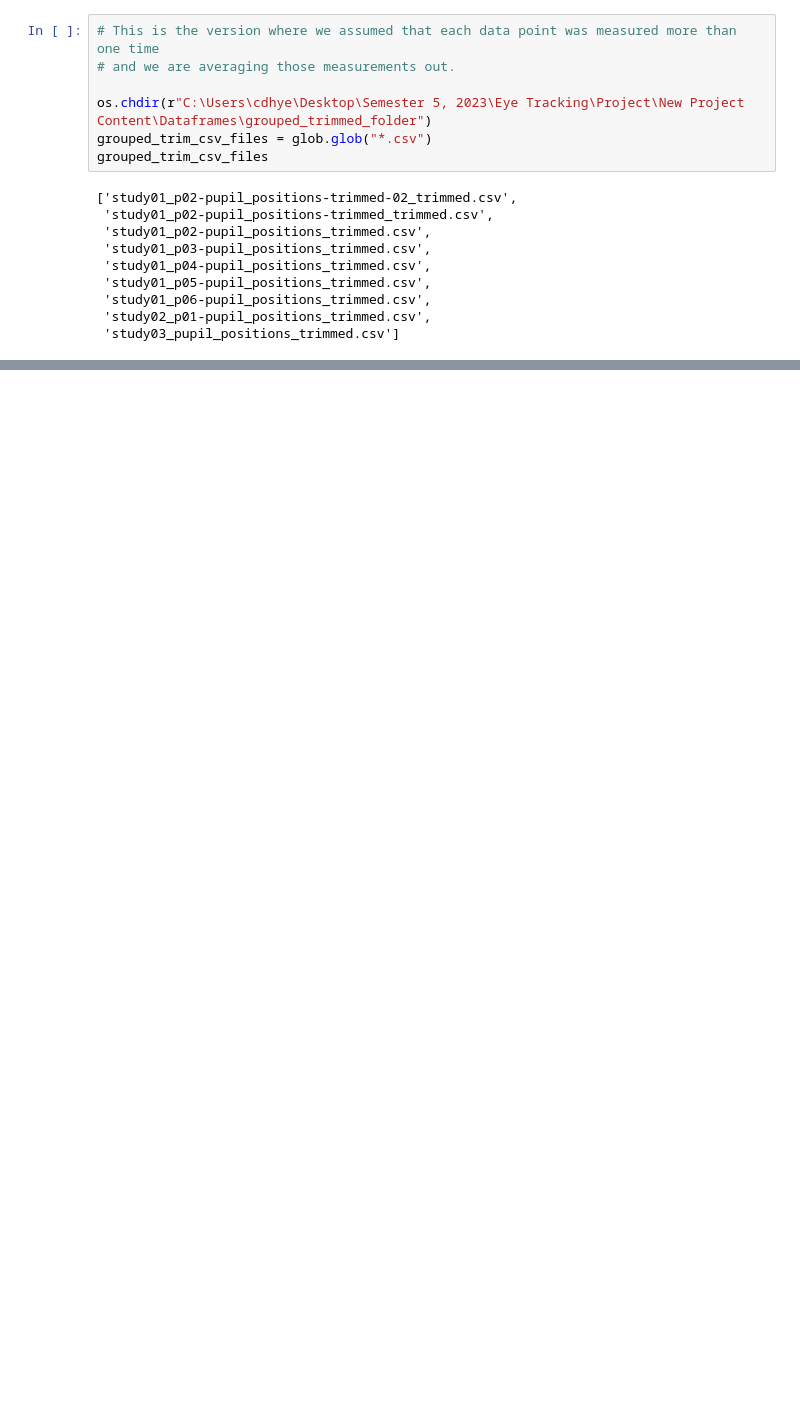
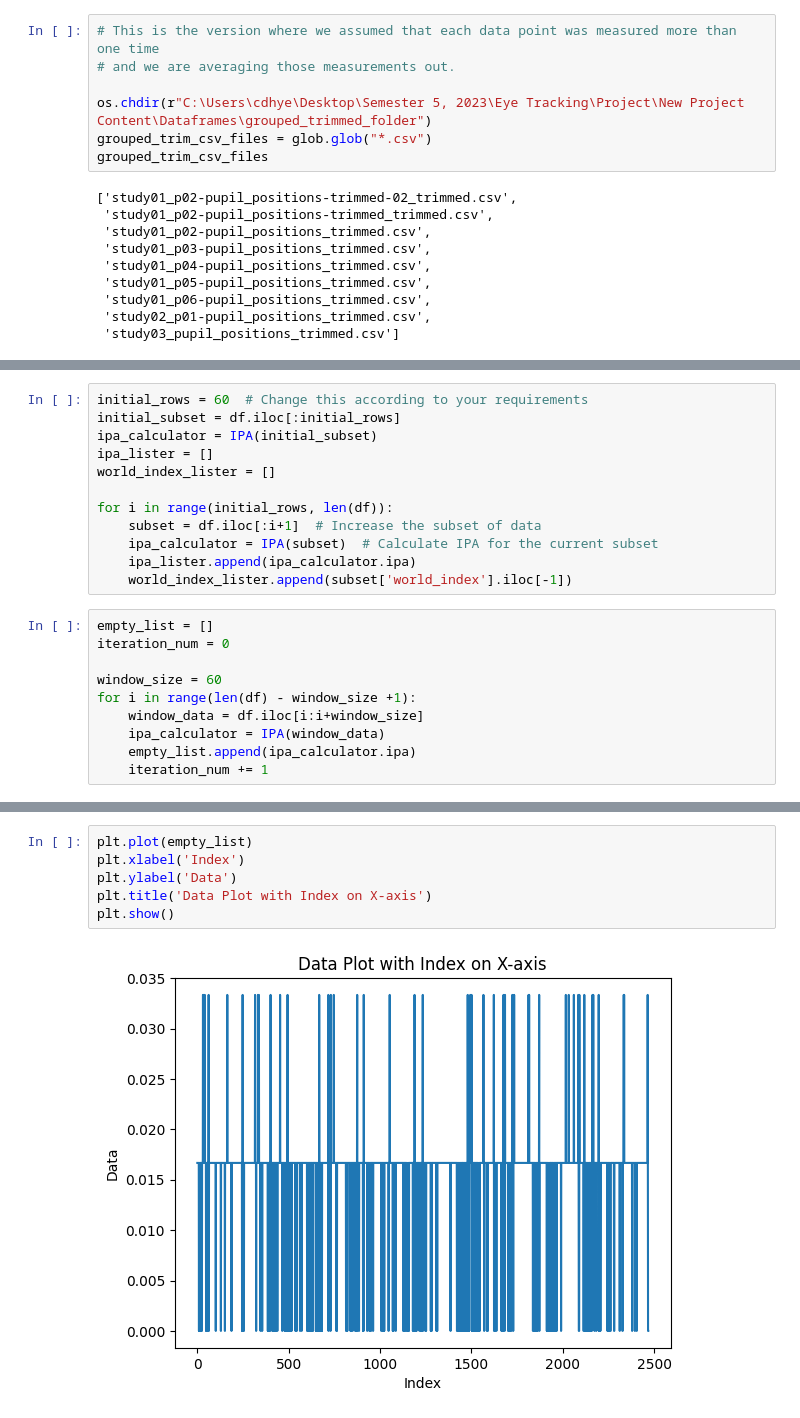
Before and after one commit to Jihaiku/Pupillometric-measures-of-cognitive-load, a Jupyter notebook: Maintained Code/PyPil.ipynb, the cells around one changed output, grey strips where cells are left out. Saved outputs shown, nothing was run; the diff lists cells and outputs as text; blank space fills up the shorter version.

```diff
--- a/Maintained Code/PyPil.ipynb
+++ b/Maintained Code/PyPil.ipynb
@@ -704,0 +833,22 @@ df.head()
+# %%
+initial_rows = 60  # Change this according to your requirements
+initial_subset = df.iloc[:initial_rows]
+ipa_calculator = IPA(initial_subset)
+ipa_lister = []
+world_index_lister = []
+
+for i in range(initial_rows, len(df)):
+    subset = df.iloc[:i+1]  # Increase the subset of data
+    ipa_calculator = IPA(subset)  # Calculate IPA for the current subset
+    ipa_lister.append(ipa_calculator.ipa)
+    world_index_lister.append(subset['world_index'].iloc[-1])
+# %%
+empty_list = []
+iteration_num = 0
+
+window_size = 60
+for i in range(len(df) - window_size +1):
+    window_data = df.iloc[i:i+window_size]
+    ipa_calculator = IPA(window_data)
+    empty_list.append(ipa_calculator.ipa)
+    iteration_num += 1
@@ -704,0 +873,8 @@ df.head()
+# %%
+plt.plot(empty_list)
+plt.xlabel('Index')
+plt.ylabel('Data')
+plt.title('Data Plot with Index on X-axis')
+plt.show()
+# %% [output]
+[figure, added]
```
Also changed, not shown: parts of 16 cells of this notebook, 1 other file.
